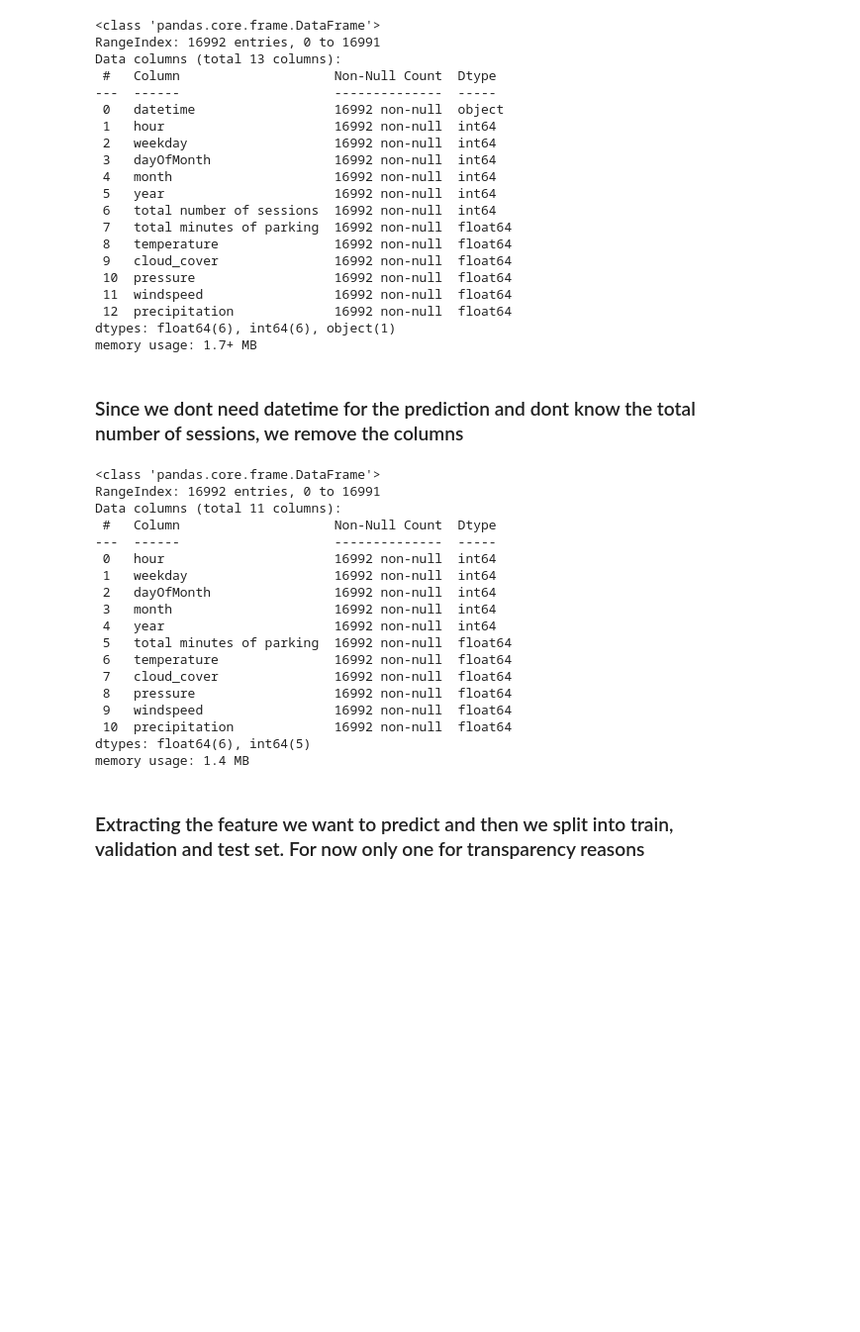
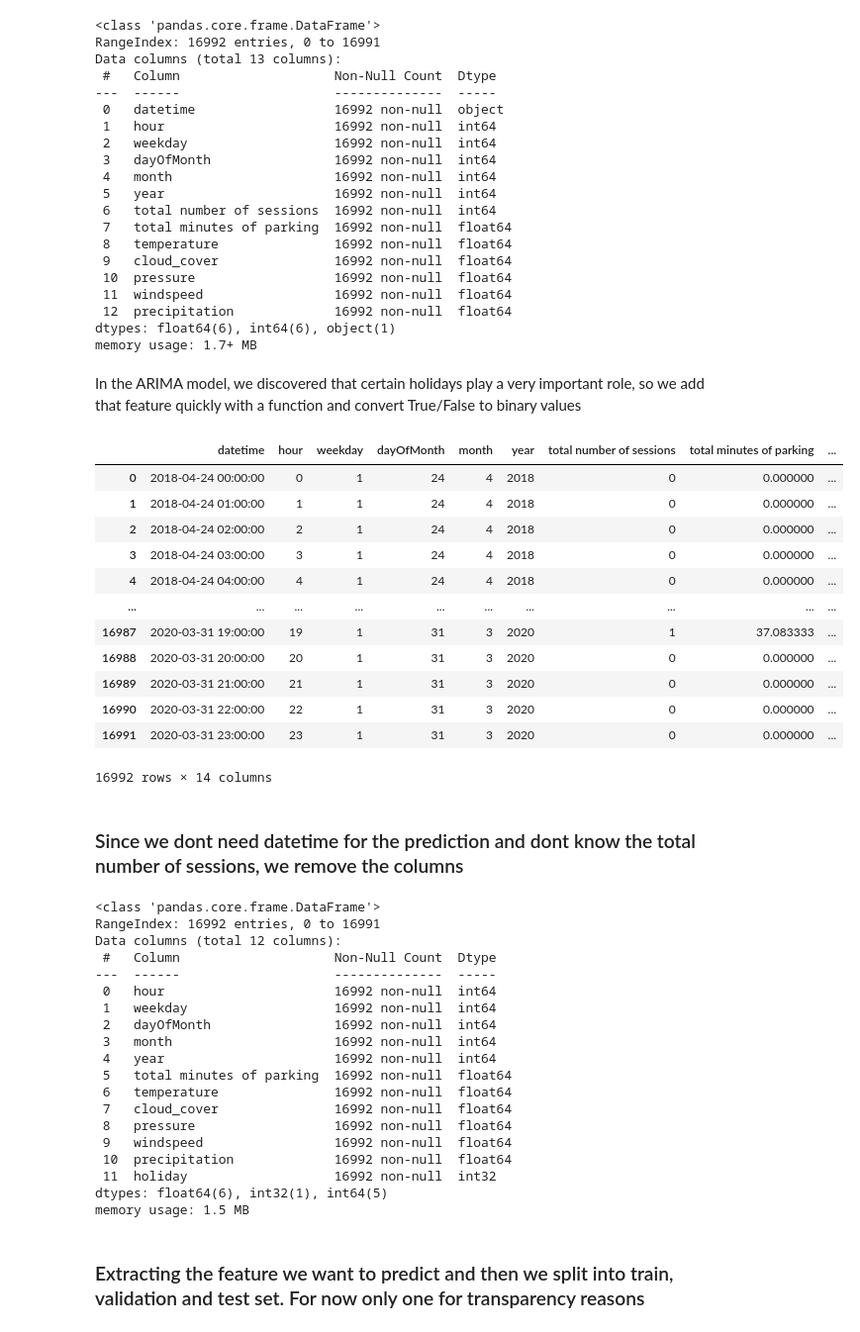
Before and after one commit to Sithkiller3000/AA2024, a Jupyter notebook: predictiveAnalysis/neuralnetwork.ipynb, the cells around one changed output. Shown at 99% size. Drawn from its saved outputs; the diff is of its cells as text; code cells hidden in the pictures; blank space fills up the shorter version.

```diff
--- a/predictiveAnalysis/neuralnetwork.ipynb
+++ b/predictiveAnalysis/neuralnetwork.ipynb
@@ -49,6 +50,32 @@ Data columns (total 13 columns):
  12  precipitation             16992 non-null  float64
 dtypes: float64(6), int64(6), object(1)
 memory usage: 1.7+ MB
+# %% [markdown]
+In the ARIMA model, we discovered that certain holidays play a very important role, so we add that feature quickly with a function and convert True/False to binary values
+# %%
+df1["datetime"] = pd.to_datetime(df1["datetime"])
+df2["datetime"] = pd.to_datetime(df2["datetime"])
+cal = calendar()
+holidays = cal.holidays(start=df1["datetime"].min(), end=df1["datetime"].max())
+df1["holiday"] = df1["datetime"].isin(holidays)
+df2["holiday"] = df2["datetime"].isin(holidays)
+df1["holiday"] = df1["holiday"].astype(int)
+df2["holiday"] = df2["holiday"].astype(int)
+df1
+# %% [output]
+|  | datetime | hour | weekday | dayOfMonth | month | year | total number of sessions | total minutes of parking | ... |
+| 0 | 2018-04-24 00:00:00 | 0 | 1 | 24 | 4 | 2018 | 0 | 0.000000 | ... |
+| 1 | 2018-04-24 01:00:00 | 1 | 1 | 24 | 4 | 2018 | 0 | 0.000000 | ... |
+| 2 | 2018-04-24 02:00:00 | 2 | 1 | 24 | 4 | 2018 | 0 | 0.000000 | ... |
+| 3 | 2018-04-24 03:00:00 | 3 | 1 | 24 | 4 | 2018 | 0 | 0.000000 | ... |
+| 4 | 2018-04-24 04:00:00 | 4 | 1 | 24 | 4 | 2018 | 0 | 0.000000 | ... |
+| ... | ... | ... | ... | ... | ... | ... | ... | ... | ... |
+| 16987 | 2020-03-31 19:00:00 | 19 | 1 | 31 | 3 | 2020 | 1 | 37.083333 | ... |
+| 16988 | 2020-03-31 20:00:00 | 20 | 1 | 31 | 3 | 2020 | 0 | 0.000000 | ... |
+| 16989 | 2020-03-31 21:00:00 | 21 | 1 | 31 | 3 | 2020 | 0 | 0.000000 | ... |
+| 16990 | 2020-03-31 22:00:00 | 22 | 1 | 31 | 3 | 2020 | 0 | 0.000000 | ... |
+| 16991 | 2020-03-31 23:00:00 | 23 | 1 | 31 | 3 | 2020 | 0 | 0.000000 | ... |
+16992 rows × 14 columns
 # %% [markdown]
 ### Since we dont need datetime for the prediction and dont know the total number of sessions, we remove the columns
 # %%
@@ -60,7 +87,7 @@ df1.info()
 # %% [output]
 <class 'pandas.core.frame.DataFrame'>
 RangeIndex: 16992 entries, 0 to 16991
-Data columns (total 11 columns):
+Data columns (total 12 columns):
  #   Column                    Non-Null Count  Dtype
 ---  ------                    --------------  -----
  0   hour                      16992 non-null  int64
@@ -74,8 +101,9 @@ Data columns (total 11 columns):
  8   pressure                  16992 non-null  float64
  9   windspeed                 16992 non-null  float64
  10  precipitation             16992 non-null  float64
-dtypes: float64(6), int64(5)
-memory usage: 1.4 MB
+ 11  holiday                   16992 non-null  int32
+dtypes: float64(6), int32(1), int64(5)
+memory usage: 1.5 MB
 # %% [markdown]
 ### Extracting the feature we want to predict and then we split into train, validation and test set. For now only one for transparency reasons
 # %%
```
Also changed, not shown: parts of 17 cells of this notebook.
